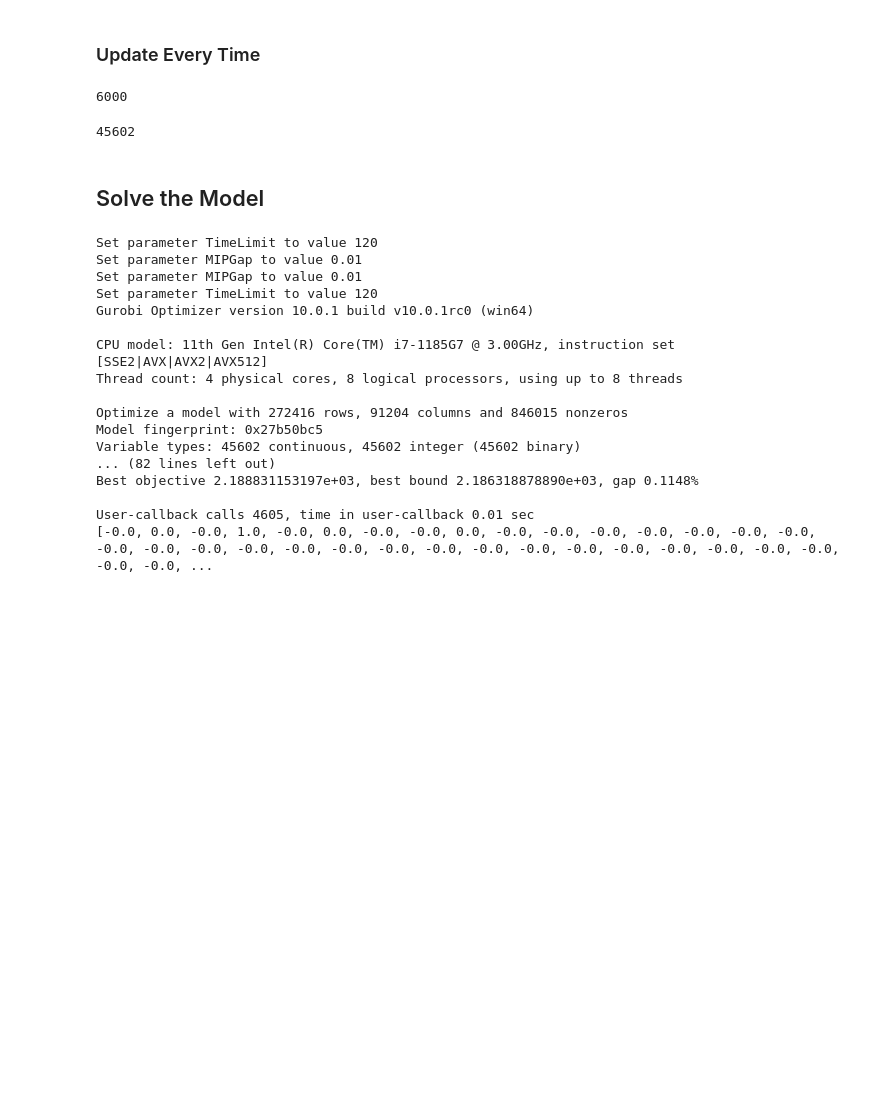
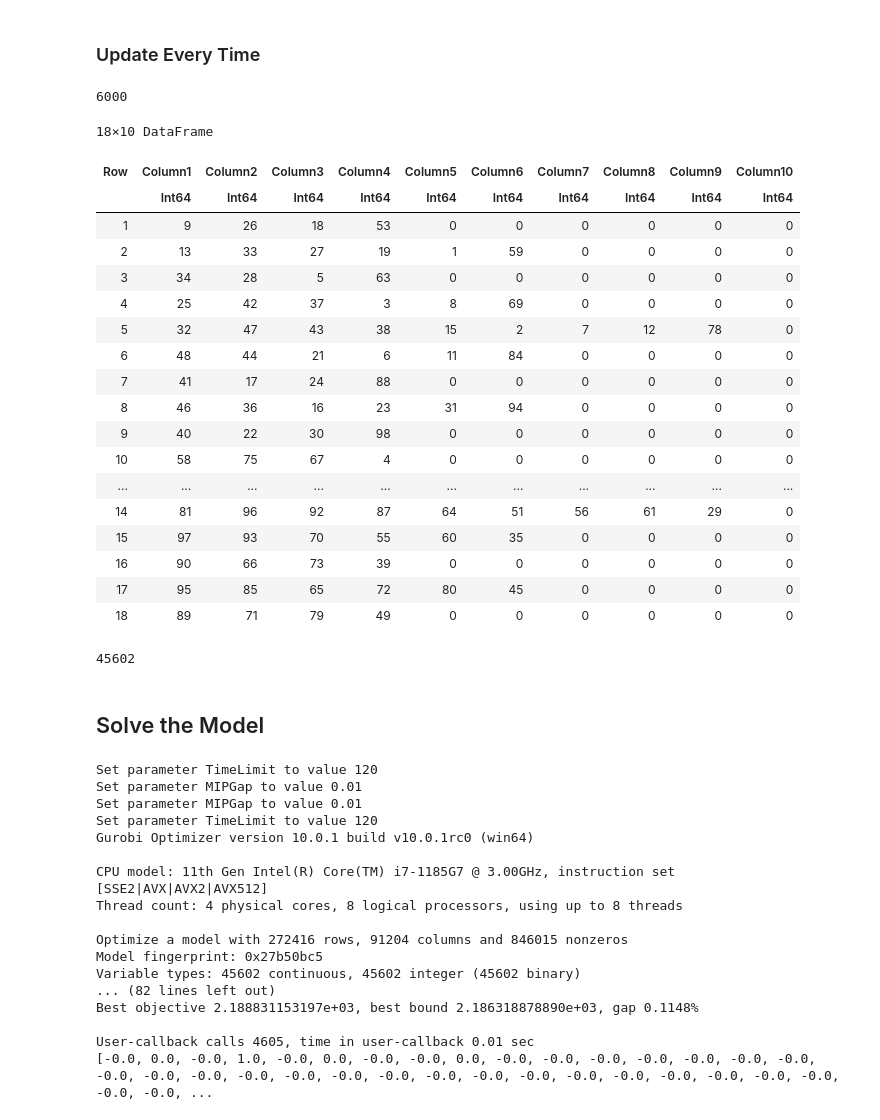
Before and after one commit to thejacobhyatt/UGV-Pathing, a Jupyter notebook: Optimal Tactical Route - Robot.ipynb, the cells around one changed output. Cells and saved outputs as stored; diff of their text form; code cells hidden in the pictures; blank space fills up the shorter version.

```diff
--- a/Optimal Tactical Route - Robot.ipynb
+++ b/Optimal Tactical Route - Robot.ipynb
@@ -11,9 +11,9 @@ ErrorException: Gurobi Error 10009: No Gurobi license found (user theja, host PC
 # %% [markdown]
 ### Update Every Time
 # %%
-scenario_name = "fixed"
-w=51
-h=51
+scenario_name = "3x3"
+w=3
+h=3
 batteryCapacity = 6000
 # %% [output]
 6000
@@ -74,6 +74,28 @@ for i in 1:IN
     push!(inflow,new_in)
     push!(outflow,new_out)
 end
+# %%
+ins
+# %% [output]
+18×10 DataFrame
+| Row | Column1 | Column2 | Column3 | Column4 | Column5 | Column6 | Column7 | Column8 | Column9 | Column10 |
+|  | Int64 | Int64 | Int64 | Int64 | Int64 | Int64 | Int64 | Int64 | Int64 | Int64 |
+| 1 | 9 | 26 | 18 | 53 | 0 | 0 | 0 | 0 | 0 | 0 |
+| 2 | 13 | 33 | 27 | 19 | 1 | 59 | 0 | 0 | 0 | 0 |
+| 3 | 34 | 28 | 5 | 63 | 0 | 0 | 0 | 0 | 0 | 0 |
+| 4 | 25 | 42 | 37 | 3 | 8 | 69 | 0 | 0 | 0 | 0 |
+| 5 | 32 | 47 | 43 | 38 | 15 | 2 | 7 | 12 | 78 | 0 |
+| 6 | 48 | 44 | 21 | 6 | 11 | 84 | 0 | 0 | 0 | 0 |
+| 7 | 41 | 17 | 24 | 88 | 0 | 0 | 0 | 0 | 0 | 0 |
+| 8 | 46 | 36 | 16 | 23 | 31 | 94 | 0 | 0 | 0 | 0 |
+| 9 | 40 | 22 | 30 | 98 | 0 | 0 | 0 | 0 | 0 | 0 |
+| 10 | 58 | 75 | 67 | 4 | 0 | 0 | 0 | 0 | 0 | 0 |
+| ... | ... | ... | ... | ... | ... | ... | ... | ... | ... | ... |
+| 14 | 81 | 96 | 92 | 87 | 64 | 51 | 56 | 61 | 29 | 0 |
+| 15 | 97 | 93 | 70 | 55 | 60 | 35 | 0 | 0 | 0 | 0 |
+| 16 | 90 | 66 | 73 | 39 | 0 | 0 | 0 | 0 | 0 | 0 |
+| 17 | 95 | 85 | 65 | 72 | 80 | 45 | 0 | 0 | 0 | 0 |
+| 18 | 89 | 71 | 79 | 49 | 0 | 0 | 0 | 0 | 0 | 0 |
 # %%
 #User Input and Initial Calculations
 τ = 60*60*60; #number of seconds to traverse the graph
```
Also changed, not shown: parts of 2 cells of this notebook, 1 other file.
